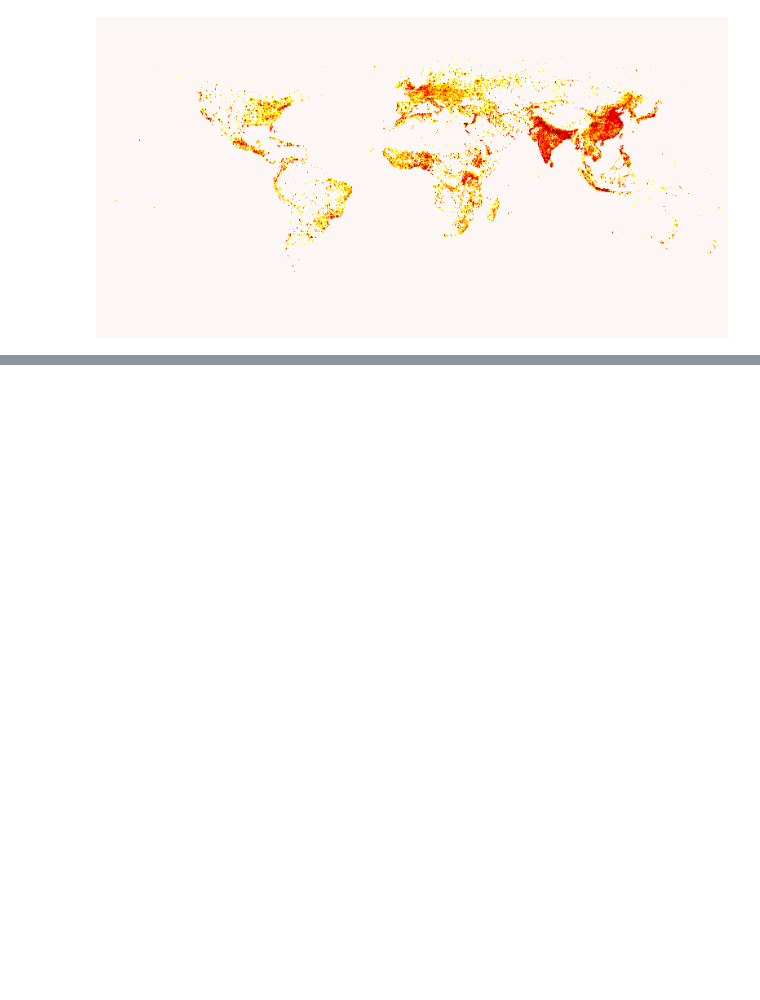
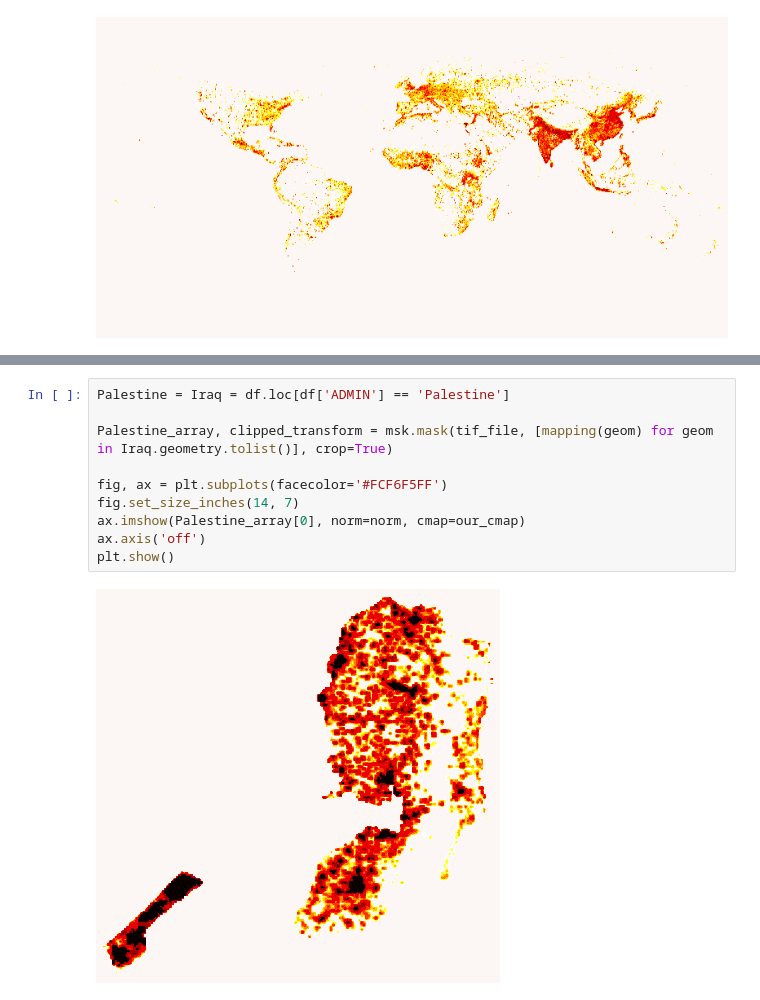
Before and after one commit to jlifferth/python_playground, a Jupyter notebook: maps/population_density.ipynb, the cells around one changed output, grey strips where cells are left out. Drawn from its saved outputs; the diff is of its cells as text; blank space fills up the shorter version.

```diff
--- a/maps/population_density.ipynb
+++ b/maps/population_density.ipynb
@@ -61,0 +193,12 @@ plt.show()
+# %%
+Palestine = Iraq = df.loc[df['ADMIN'] == 'Palestine']
+
+Palestine_array, clipped_transform = msk.mask(tif_file, [mapping(geom) for geom in Iraq.geometry.tolist()], crop=True)
+
+fig, ax = plt.subplots(facecolor='#FCF6F5FF')
+fig.set_size_inches(14, 7)
+ax.imshow(Palestine_array[0], norm=norm, cmap=our_cmap)
+ax.axis('off')
+plt.show()
+# %% [output]
+[figure, added]
```
Also changed, not shown: parts of 15 cells of this notebook, 2 other files.
